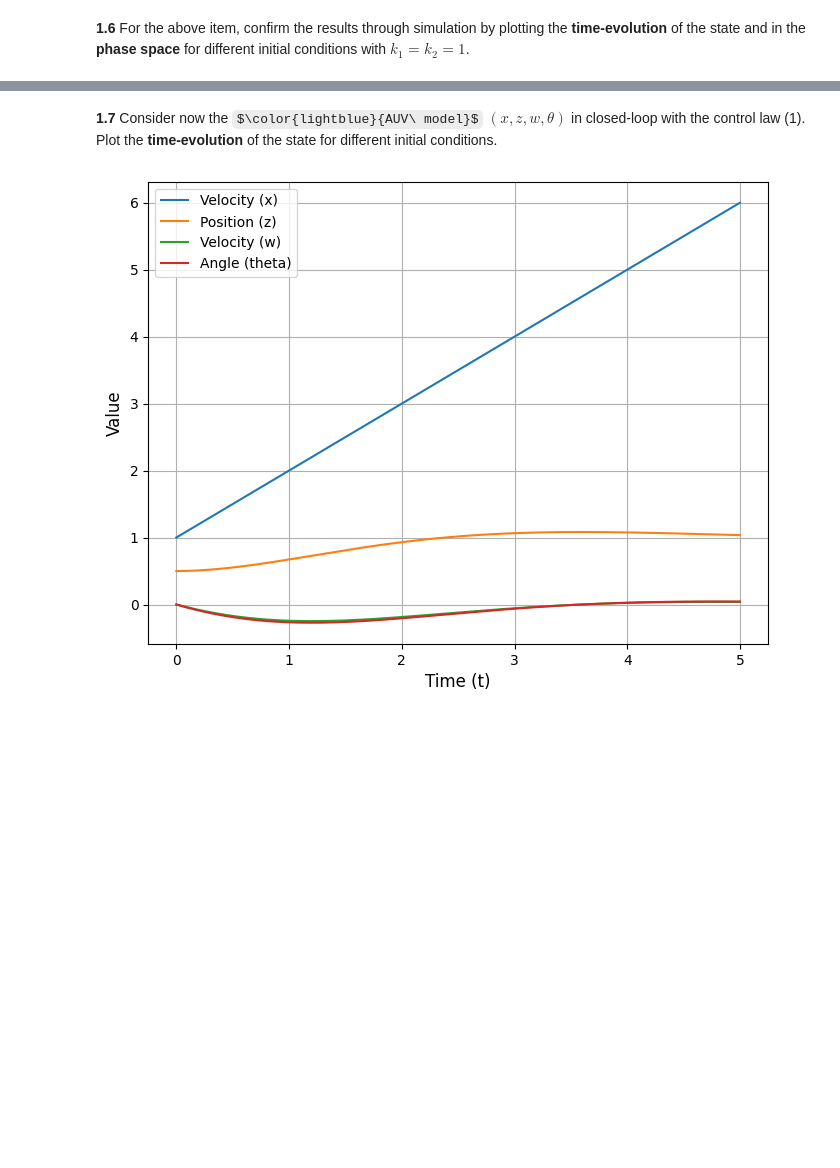
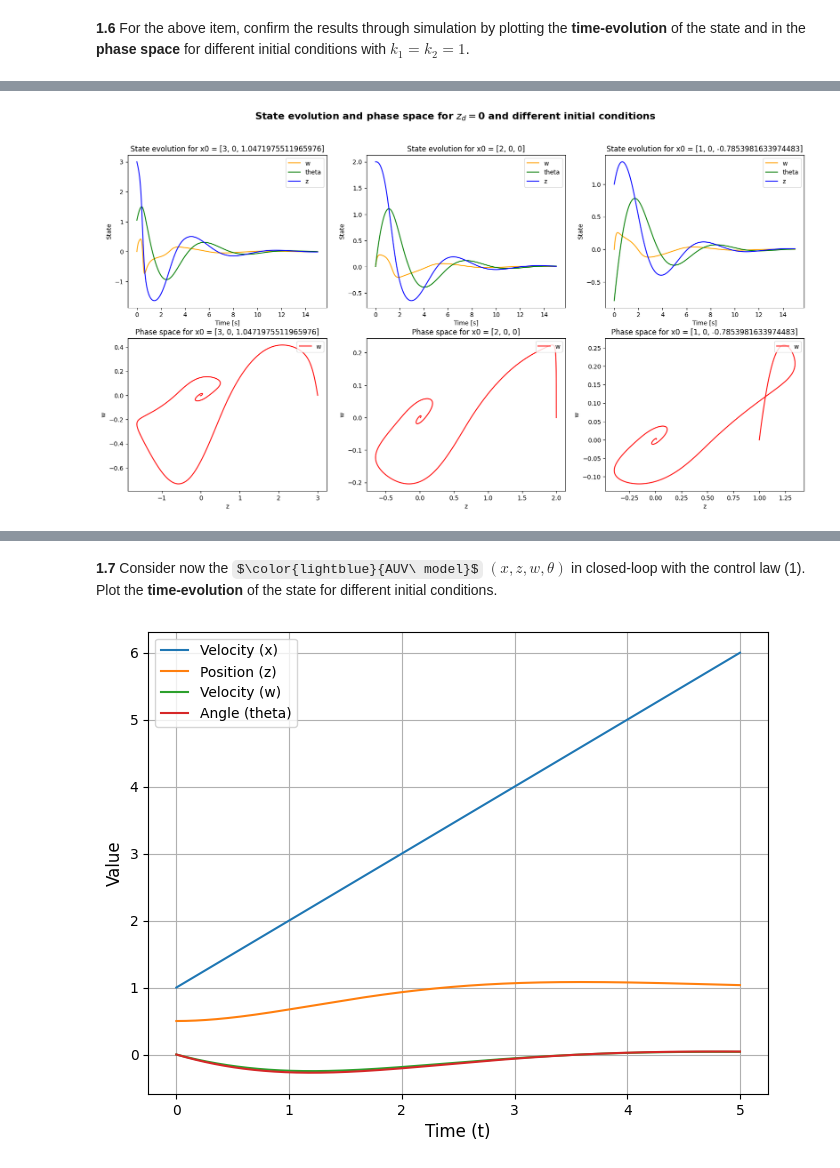
Before and after one commit to Xizesse/CO_project1, a Jupyter notebook: CO_project1.ipynb, the cells around one changed output, grey strips where cells are left out. Saved outputs shown, nothing was run; the diff lists cells and outputs as text; code cells hidden in the pictures; some formulas as TeX source; blank space fills up the shorter version.

```diff
--- a/CO_project1.ipynb
+++ b/CO_project1.ipynb
@@ -562,0 +520,83 @@ plt.show()
+# %%
+# Variables
+u=0
+k1, k2 = 1, 1
+t = np.linspace(0, 15, 20000)
+x0_1 = [3, 0, np.pi/3]
+x0_2 = [2, 0, 0]
+x0_3 = [1, 0, -np.pi/4]
+zd = 0
+
+# Nonlinear system
+def d_dt(x, t, u):
+	z_tilde = x[0] - zd
+	theta = x[2]
+	w = x[1]
+	q = k1*z_tilde - k2*theta
+	return [-v_d*np.tan(theta) + w*1/np.cos(theta), d1*w + d2*w*abs(w) + mbar*(v_d/np.cos(theta) - w*np.tan(theta))*q, q]
+
+# plot the time results and phase space for different initial conditions in 3 subplots
+fig, axs = plt.subplots(2, 3, figsize=(20, 10))
+
+fig.suptitle('State evolution and phase space for $z_d = $' + str(zd) + ' and different initial conditions', fontsize=16, fontweight='bold')
+
+# Initial Conditions
+x0 = [x0_1, x0_2, x0_3]
+
+for i in range(3):
+	x_nonlinear = integrate.odeint(d_dt, x0[i], t, args=(u,))
+	axs[0, i].plot(t, x_nonlinear[:,1], color='orange', label='w')
+	axs[0, i].plot(t, x_nonlinear[:,2], color='green', label='theta')
+	axs[0, i].plot(t, x_nonlinear[:,0], color='blue', label='z')
+	axs[0, i].set_xlabel('Time [s]')
+	axs[0, i].set_ylabel('State')
+	axs[0, i].set_title('State evolution for x0 = ' + str(x0[i]))
+	axs[0, i].legend(loc='upper right')
+
+for i in range(3):
+	x_nonlinear = integrate.odeint(d_dt, x0[i], t, args=(u,))
+	axs[1, i].plot(x_nonlinear[:,0], x_nonlinear[:,1], color='red', label='w')
+	axs[1, i].set_xlabel('z')
+	axs[1, i].set_ylabel('w')
+	axs[1, i].set_title('Phase space for x0 = ' + str(x0[i]))
+	axs[1, i].legend(loc='upper right')
+
+plt.show()
+
+
+# Variables
+zd = 10
+t = np.linspace(0, 15, 20000)
+x0_1 = [3, 0, np.pi/3]
+x0_2 = [2, 0, 0]
+x0_3 = [1, 0, -np.pi/4]
+
+# plot the time results and phase space for different initial conditions in 3 subplots
+fig, axs = plt.subplots(2, 3, figsize=(20, 10))
+
+fig.suptitle('State evolution and phase space for $z_d =$ ' + str(zd) + ' and different initial conditions', fontsize=16, fontweight='bold')
+
+# Initial Conditions
+x0 = [x0_1, x0_2, x0_3]
+
+for i in range(3):
+	x_nonlinear = integrate.odeint(d_dt, x0[i], t, args=(u,))
+	axs[0, i].plot(t, x_nonlinear[:,1], color='orange', label='w')
+	axs[0, i].plot(t, x_nonlinear[:,2], color='green', label='theta')
+	axs[0, i].plot(t, x_nonlinear[:,0], color='blue', label='z')
+	axs[0, i].set_xlabel('Time [s]')
+	axs[0, i].set_ylabel('State')
+	axs[0, i].set_title('State evolution for x0 = ' + str(x0[i]))
+	axs[0, i].legend(loc='upper right')
+
+for i in range(3):
+	x_nonlinear = integrate.odeint(d_dt, x0[i], t, args=(u,))
+	axs[1, i].plot(x_nonlinear[:,0], x_nonlinear[:,1], color='red', label='w')
+	axs[1, i].set_xlabel('z')
+	axs[1, i].set_ylabel('w')
+	axs[1, i].set_title('Phase space for x0 = ' + str(x0[i]))
+	axs[1, i].legend(loc='upper right')
+
+plt.show()
+# %% [output]
+[figure, added]
```
Also changed, not shown: parts of 4 cells of this notebook.
